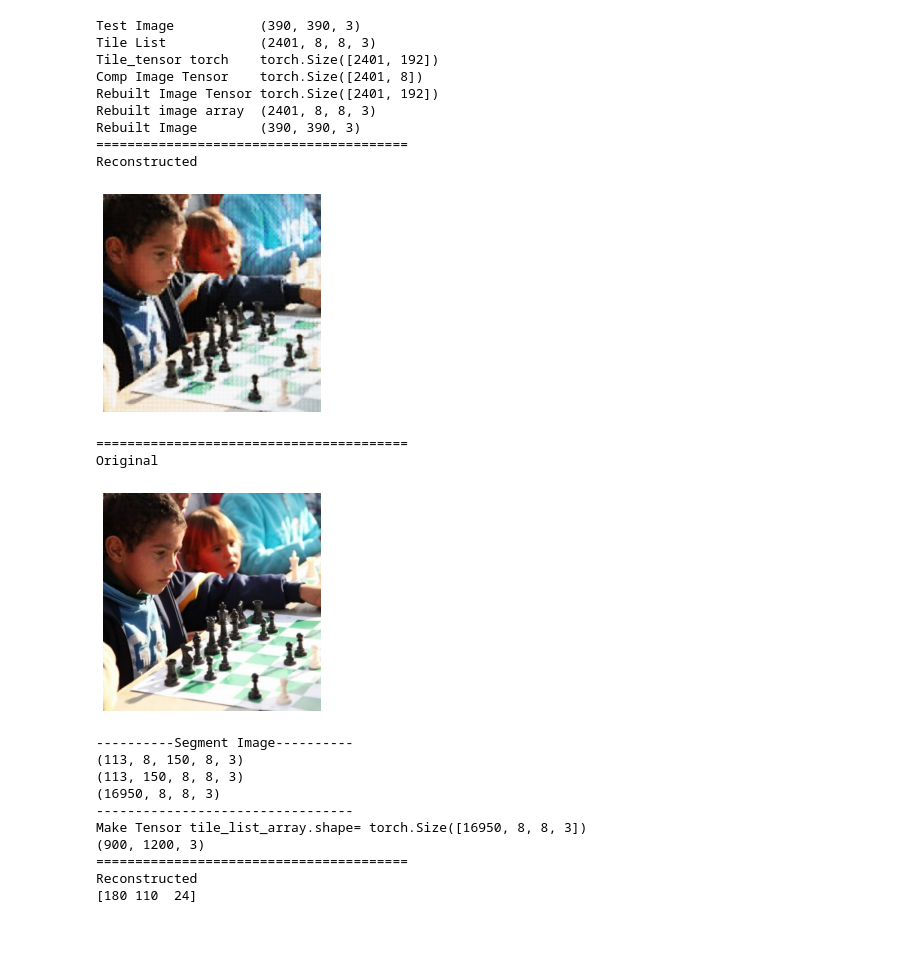
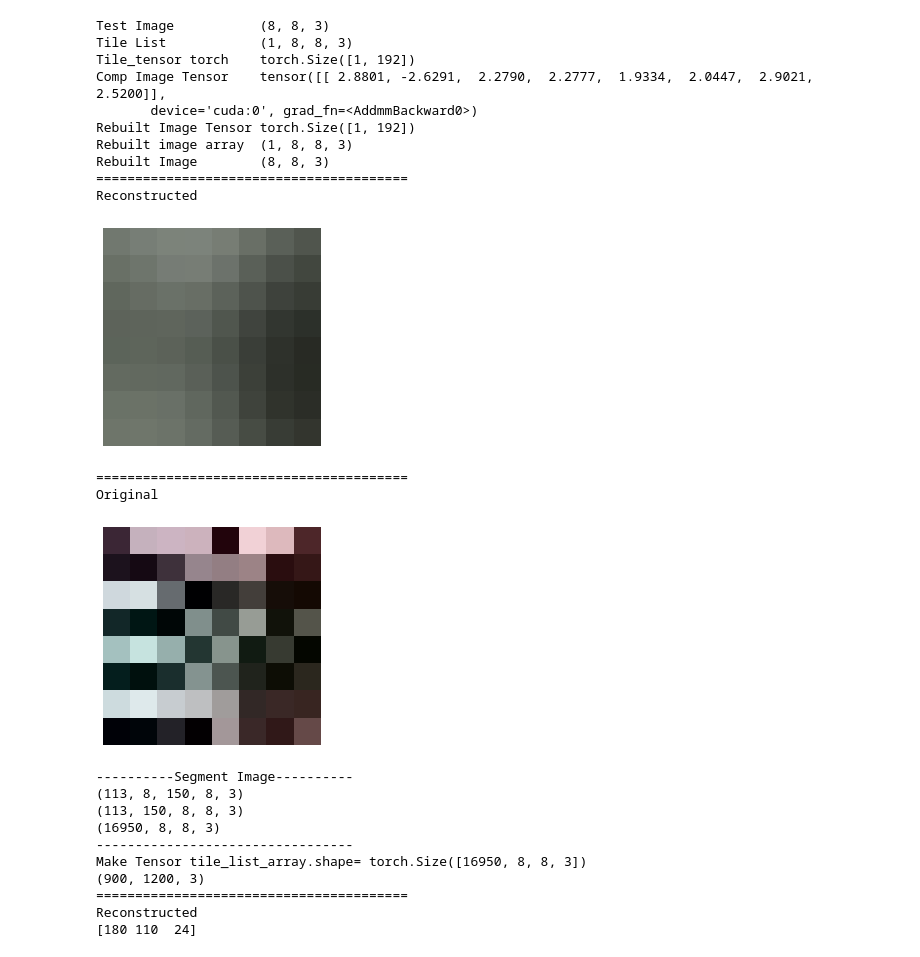
Before and after one commit to igrodfer/TFG, a Jupyter notebook: grid_segmentation.ipynb, the cells around one changed output. Saved outputs shown, nothing was run; the diff lists cells and outputs as text; code cells hidden in the pictures.

```diff
--- a/grid_segmentation.ipynb
+++ b/grid_segmentation.ipynb
@@ -94,8 +94,8 @@ def retrieve_array(decoded_tile_tensor):
 wd_path = os.path.abspath(os.getcwd())
 models_path = os.path.join(wd_path, "models")
 model_used_path = os.path.join(models_path, "ae_1.pt")
-image_path = os.path.join(wd_path,"images","Niños_jugando_al_ajedrez-390x390.jpg")
-image_path_out = os.path.join(wd_path,"images","Niños_jugando_al_ajedrez-390x390_out.jpg")
+image_path = os.path.join(wd_path,"images","val_0_0.jpeg")
+image_path_out = os.path.join(wd_path,"images","val_0_0_out.jpeg")
 tile_size= 8
 
 test_image                  = load_image_as_np(image_path)
@@ -108,48 +108,49 @@ tile_tensor                 = make_tensor(tile_list)
 print("Tile_tensor torch   ",tile_tensor.size())
 
 compressed_image_tensor     = apply_compress_function(tile_tensor,model_used_path)
-print("Comp Image Tensor   ",compressed_image_tensor.size())
+print("Comp Image Tensor   ",compressed_image_tensor)
 
 #-------------------- DECOMPRESSION --------------
 decompressed_image_tensor   = apply_decompression_function(compressed_image_tensor,model_used_path)
 print("Rebuilt Image Tensor",decompressed_image_tensor.size())
 
 decompresssed_image         = retrieve_array(decompressed_image_tensor)
 print("Rebuilt image array ",decompresssed_image.shape)
 
 end_image                   = rebuild_image(decompresssed_image,test_image.shape,tile_size)
 print("Rebuilt Image       ",end_image.shape)
 
 store_image_from_np(image_path_out, end_image)
 t = transforms.ToTensor()
 print("="*40)
 
 print("Reconstructed")
 
 plt.imshow(end_image)
 plt.axis('off')
 plt.show()
 print("="*40)
 print("Original")
 
 plt.imshow(test_image)
 
 plt.axis('off')
 plt.show()
 # %% [output]
-Test Image           (390, 390, 3)
-Tile List            (2401, 8, 8, 3)
-Tile_tensor torch    torch.Size([2401, 192])
-Comp Image Tensor    torch.Size([2401, 8])
-Rebuilt Image Tensor torch.Size([2401, 192])
-Rebuilt image array  (2401, 8, 8, 3)
-Rebuilt Image        (390, 390, 3)
+Test Image           (8, 8, 3)
+Tile List            (1, 8, 8, 3)
+Tile_tensor torch    torch.Size([1, 192])
+Comp Image Tensor    tensor([[ 2.8801, -2.6291,  2.2790,  2.2777,  1.9334,  2.0447,  2.9021,  2.5200]],
+       device='cuda:0', grad_fn=<AddmmBackward0>)
+Rebuilt Image Tensor torch.Size([1, 192])
+Rebuilt image array  (1, 8, 8, 3)
+Rebuilt Image        (8, 8, 3)
 ========================================
 Reconstructed
-[figure, old version]
+[figure, new version]
 ========================================
 Original
-[figure, old version]
+[figure, new version]
 # %%
 wd_path = os.path.abspath(os.getcwd())
 models_path = os.path.join(wd_path, "models")
```
Also changed, not shown: parts of 1 cell of this notebook.
